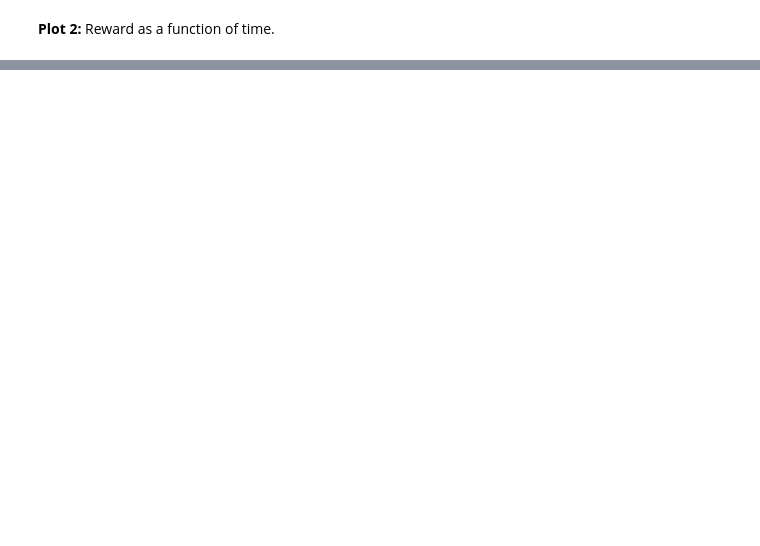
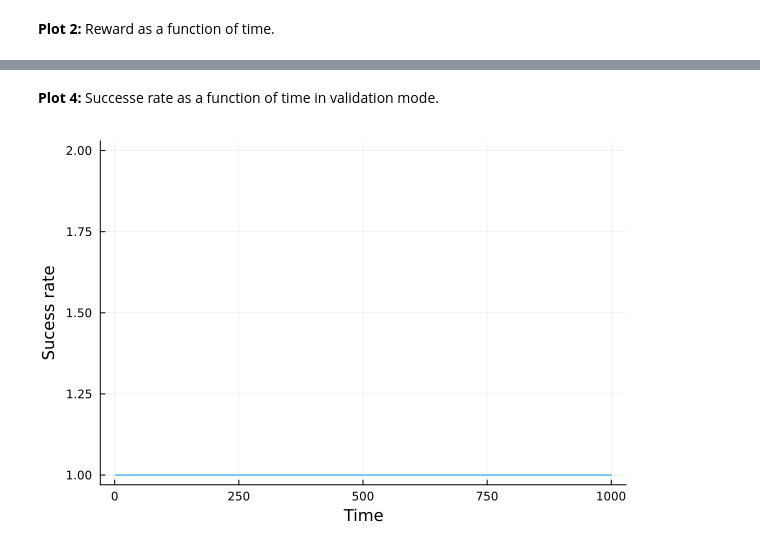
Before and after one commit to bartoszpankratz/234900-0286-MW, a Jupyter notebook: 6. Aproksymacja funkcji wartości/DeepQ_MountainCar.ipynb, the cells around one changed output, grey strips where cells are left out. Cells and saved outputs as stored; diff of their text form; code cells hidden in the pictures; blank space fills up the shorter version.

```diff
--- a/6. Aproksymacja funkcji wartości/DeepQ_MountainCar.ipynb
+++ b/6. Aproksymacja funkcji wartości/DeepQ_MountainCar.ipynb
@@ -165,0 +180,7 @@ plot(rewards, xlabel = "Time", ylabel = "Reward", legend = false)
+# %% [markdown]
+<b> Plot 4: </b> Successe rate as a function of time in validation mode.
+# %%
+rewards,success_rates = run!(agent,1000; train = false, plotting = false, summary = false);
+plot(success_rates, xlabel = "Time", ylabel = "Sucess rate", legend = false)
+# %% [output]
+[figure, added]
```
Also changed, not shown: parts of 5 cells of this notebook, 2 other files.
